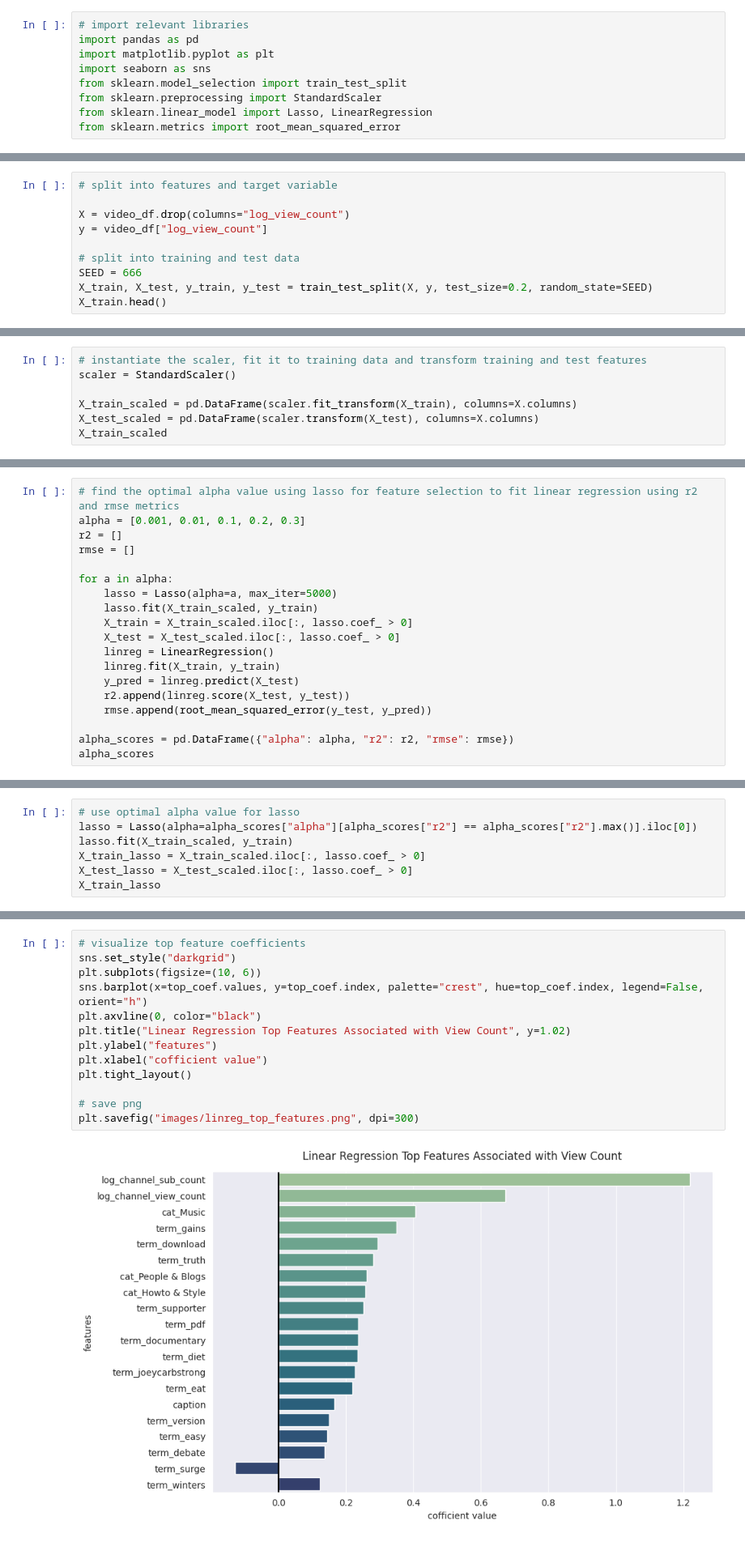
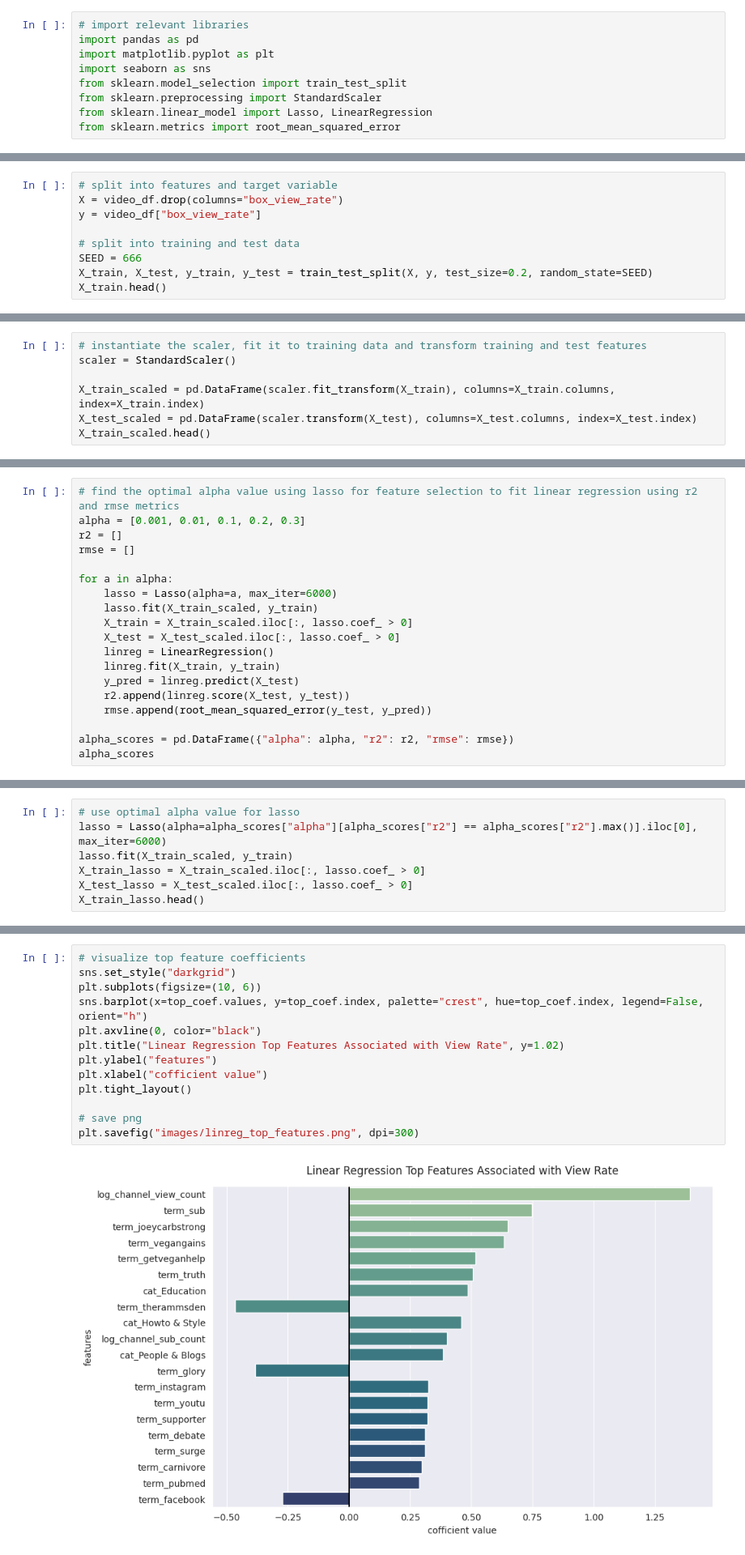
Before and after one commit to gh4rris/vegan_youtube, a Jupyter notebook: 03_modeling_linreg.ipynb, the cells around one changed output, grey strips where cells are left out. Shown at 81% size. Drawn from its saved outputs; the diff is of its cells as text.

```diff
--- a/03_modeling_linreg.ipynb
+++ b/03_modeling_linreg.ipynb
@@ -25,8 +25,7 @@ video_df.head()
 # %%
 # split into features and target variable
-
-X = video_df.drop(columns="log_view_count")
-y = video_df["log_view_count"]
+X = video_df.drop(columns="box_view_rate")
+y = video_df["box_view_rate"]
 
 # split into training and test data
 SEED = 666
@@ -44,7 +43,7 @@ X_train.head()
 # instantiate the scaler, fit it to training data and transform training and test features
 scaler = StandardScaler()
 
-X_train_scaled = pd.DataFrame(scaler.fit_transform(X_train), columns=X.columns)
-X_test_scaled = pd.DataFrame(scaler.transform(X_test), columns=X.columns)
-X_train_scaled
+X_train_scaled = pd.DataFrame(scaler.fit_transform(X_train), columns=X_train.columns, index=X_train.index)
+X_test_scaled = pd.DataFrame(scaler.transform(X_test), columns=X_test.columns, index=X_test.index)
+X_train_scaled.head()
 # %% [output]
@@ -68,7 +61,7 @@ r2 = []
 rmse = []
 
 for a in alpha:
-    lasso = Lasso(alpha=a, max_iter=5000)
+    lasso = Lasso(alpha=a, max_iter=6000)
     lasso.fit(X_train_scaled, y_train)
     X_train = X_train_scaled.iloc[:, lasso.coef_ > 0]
     X_test = X_test_scaled.iloc[:, lasso.coef_ > 0]
@@ -90,8 +83,8 @@ alpha_scores
 # %%
 # use optimal alpha value for lasso
-lasso = Lasso(alpha=alpha_scores["alpha"][alpha_scores["r2"] == alpha_scores["r2"].max()].iloc[0])
+lasso = Lasso(alpha=alpha_scores["alpha"][alpha_scores["r2"] == alpha_scores["r2"].max()].iloc[0], max_iter=6000)
 lasso.fit(X_train_scaled, y_train)
 X_train_lasso = X_train_scaled.iloc[:, lasso.coef_ > 0]
 X_test_lasso = X_test_scaled.iloc[:, lasso.coef_ > 0]
-X_train_lasso
+X_train_lasso.head()
 # %% [output]
@@ -144,18 +131,18 @@ dtype: float64
 # %%
 # visualize top feature coefficients
 sns.set_style("darkgrid")
 plt.subplots(figsize=(10, 6))
 sns.barplot(x=top_coef.values, y=top_coef.index, palette="crest", hue=top_coef.index, legend=False, orient="h")
 plt.axvline(0, color="black")
-plt.title("Linear Regression Top Features Associated with View Count", y=1.02)
+plt.title("Linear Regression Top Features Associated with View Rate", y=1.02)
 plt.ylabel("features")
 plt.xlabel("cofficient value")
 plt.tight_layout()
 
 # save png
 plt.savefig("images/linreg_top_features.png", dpi=300)
 # %% [output]
-[figure, old version]
+[figure, new version]
 # %%
 # visualize residuals to look for patterns
 residuals = y_test - y_pred
```
Also changed, not shown: parts of 12 cells of this notebook, 25 other files.
